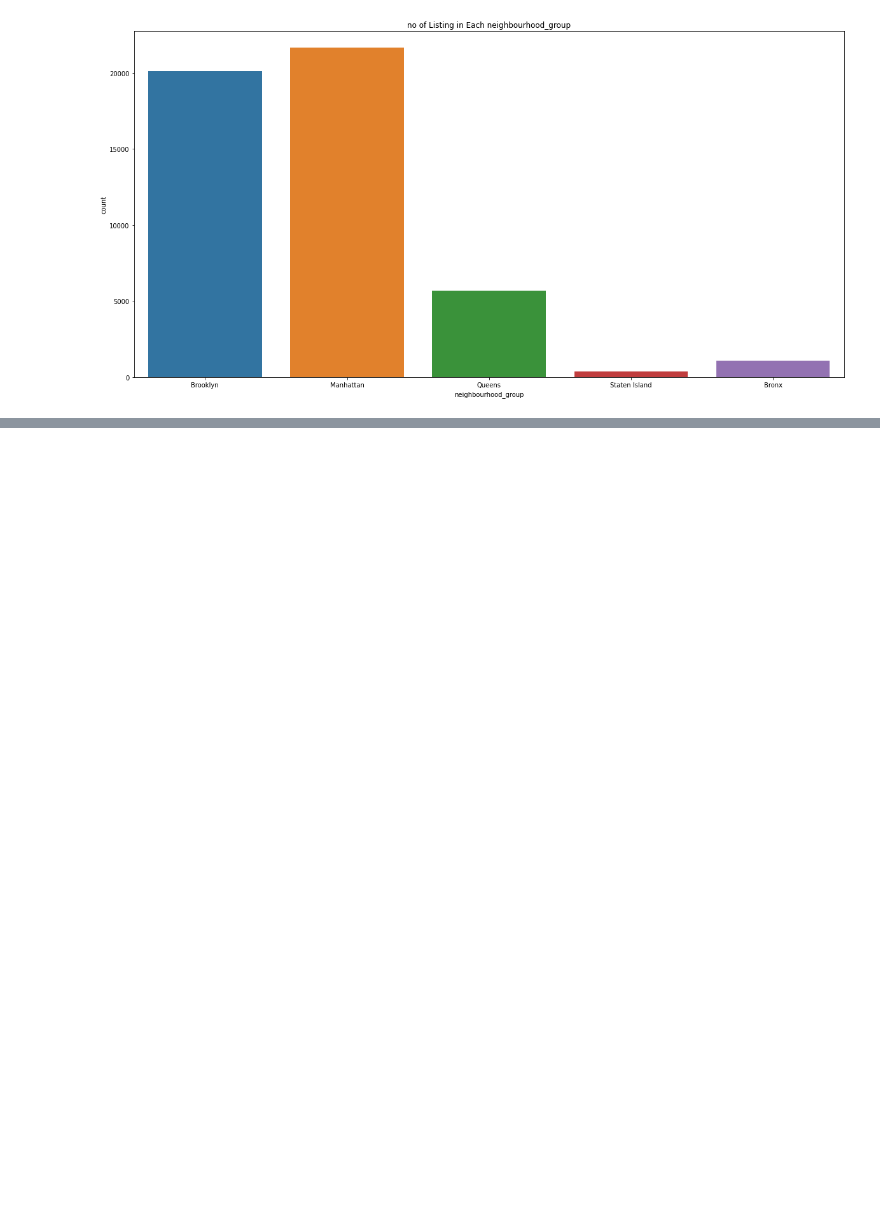
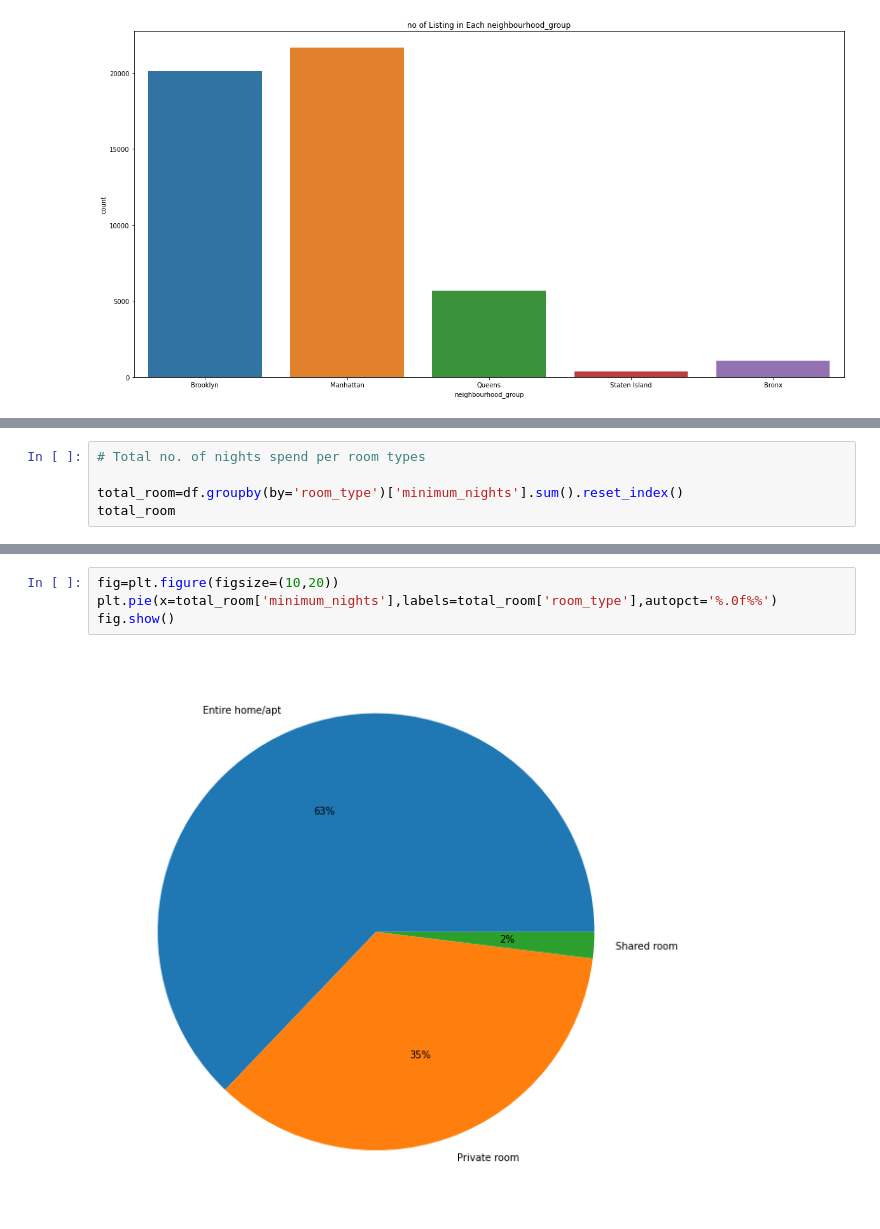
Before and after one commit to Ankittgup/Airbnb-data-analysis, a Jupyter notebook: Copy_of_Airbnb_Bookings_Analysis_Capstone_Project.ipynb, the cells around one changed output, grey strips where cells are left out. Drawn from its saved outputs; the diff is of its cells as text; blank space fills up the shorter version.

```diff
--- a/Copy_of_Airbnb_Bookings_Analysis_Capstone_Project.ipynb
+++ b/Copy_of_Airbnb_Bookings_Analysis_Capstone_Project.ipynb
@@ -238,0 +329,5 @@ fig.show(g)
+# %%
+# Total no. of nights spend per room types
+
+total_room=df.groupby(by='room_type')['minimum_nights'].sum().reset_index()
+total_room
@@ -238,0 +345,6 @@ fig.show(g)
+# %%
+fig=plt.figure(figsize=(10,20))
+plt.pie(x=total_room['minimum_nights'],labels=total_room['room_type'],autopct='%.0f%%')
+fig.show()
+# %% [output]
+[figure, added]
```
Also changed, not shown: parts of 31 cells of this notebook.
